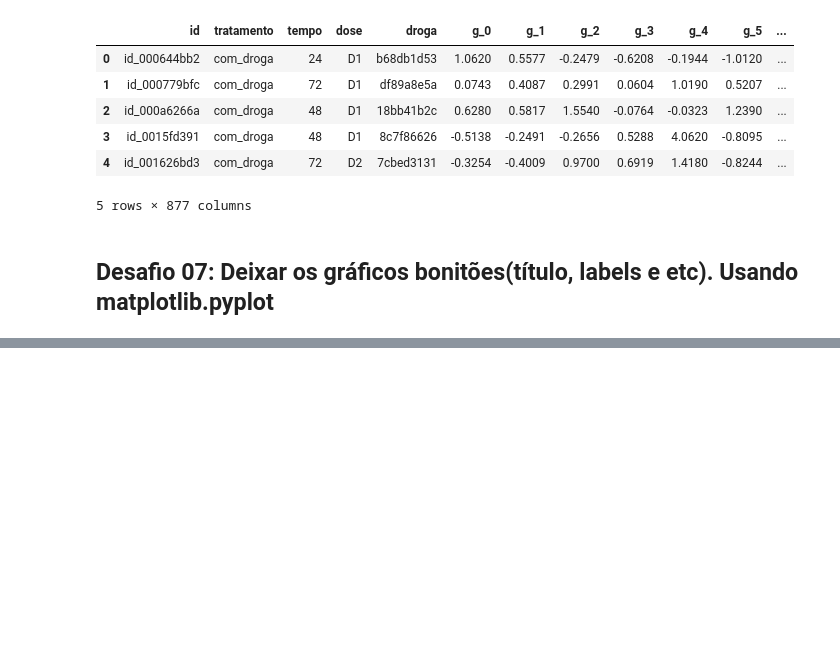
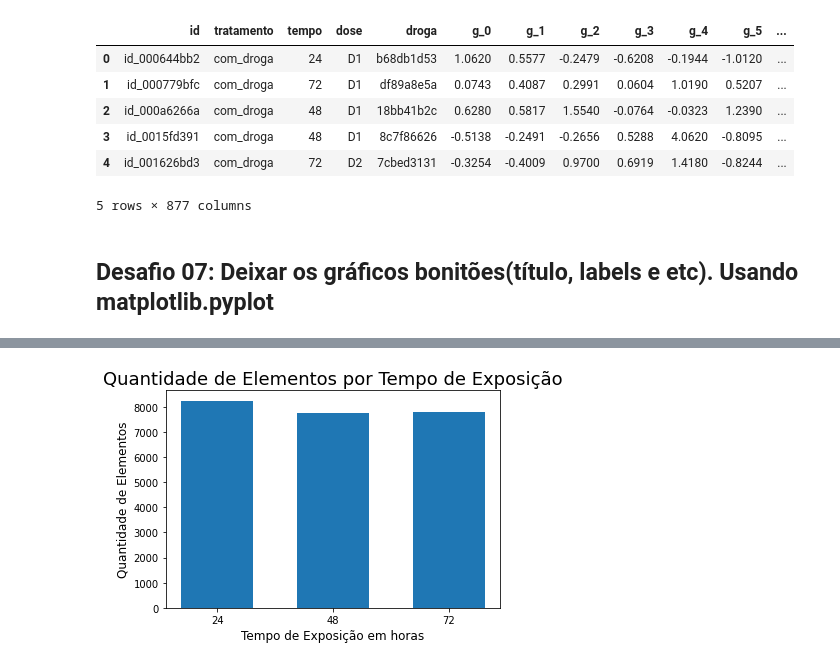
Before and after one commit to tamsmchado/imersao_dados2, a Jupyter notebook: Aula01_ImersaoDados_Desafios.ipynb, the cells around one changed output, grey strips where cells are left out. Drawn from its saved outputs; the diff is of its cells as text; code cells hidden in the pictures; blank space fills up the shorter version.

```diff
--- a/Aula01_ImersaoDados_Desafios.ipynb
+++ b/Aula01_ImersaoDados_Desafios.ipynb
@@ -273,0 +290,12 @@ plt.show()
+# %%
+quantidade_elementos = dados['tempo'].value_counts()
+tempo_exposicao =  dados['tempo'].unique()
+
+plt.xticks(tempo_exposicao)
+plt.xlabel('Tempo de Exposição em horas', fontsize = 12)
+plt.ylabel('Quantidade de Elementos', fontsize = 12)
+plt.title('Quantidade de Elementos por Tempo de Exposição', fontsize = 18)
+plt.bar(tempo_exposicao, quantidade_elementos, width=15)
+plt.show()
+# %% [output]
+[figure, added]
```
Also changed, not shown: parts of 4 cells of this notebook.
